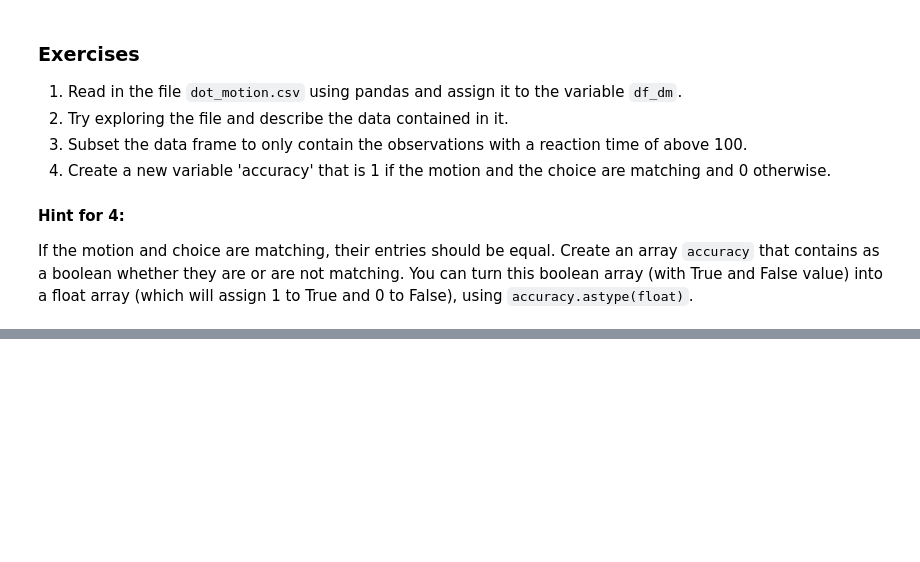
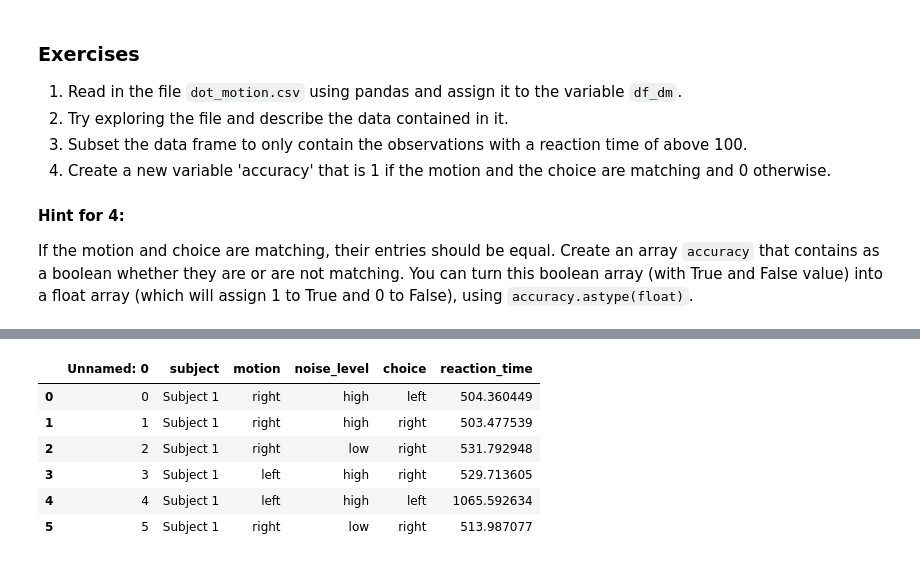
Before and after one commit to Vanibou/intro2python, a Jupyter notebook: Week06_student.ipynb, the cells around one changed output, grey strips where cells are left out. Cells and saved outputs as stored; diff of their text form; code cells hidden in the pictures; blank space fills up the shorter version.

```diff
--- a/Week06_student.ipynb
+++ b/Week06_student.ipynb
@@ -310,0 +418,12 @@ If the motion and choice are matching, their entries should be equal. Create an
+# %%
+# examine the shape
+df_dm.shape
+df_dm.loc[:5,:]
+# %% [output]
+|  | Unnamed: 0 | subject | motion | noise_level | choice | reaction_time |
+| 0 | 0 | Subject 1 | right | high | left | 504.360449 |
+| 1 | 1 | Subject 1 | right | high | right | 503.477539 |
+| 2 | 2 | Subject 1 | right | low | right | 531.792948 |
+| 3 | 3 | Subject 1 | left | high | right | 529.713605 |
+| 4 | 4 | Subject 1 | left | high | left | 1065.592634 |
+| 5 | 5 | Subject 1 | right | low | right | 513.987077 |
```
Also changed, not shown: parts of 29 cells of this notebook, 2 other files.
